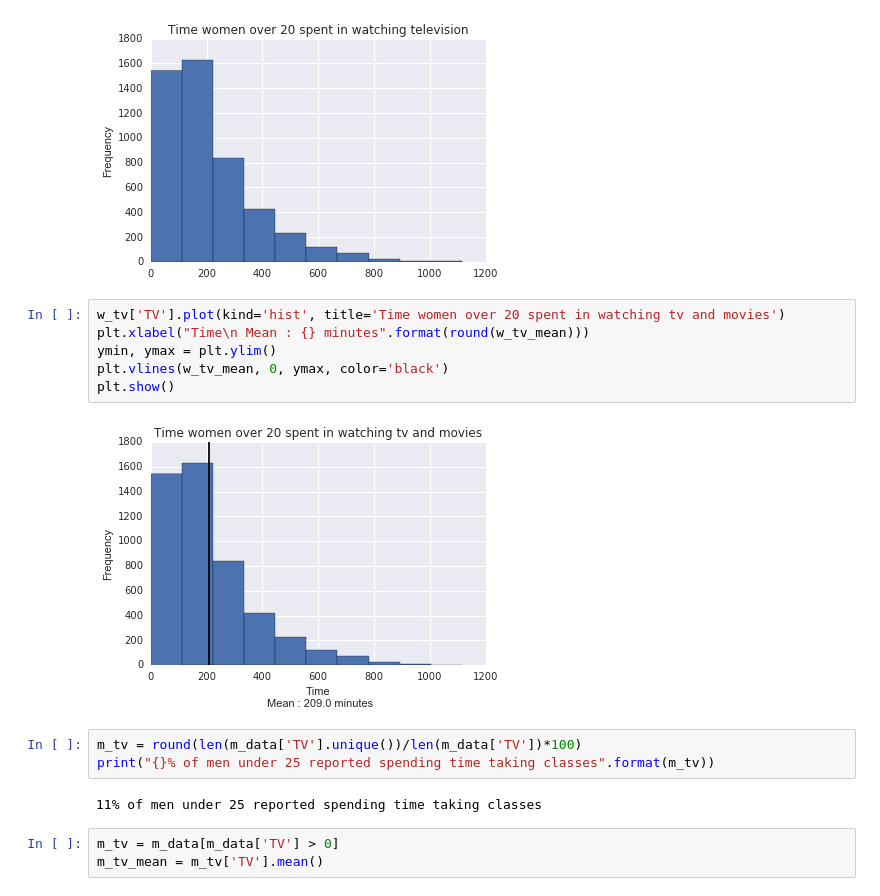
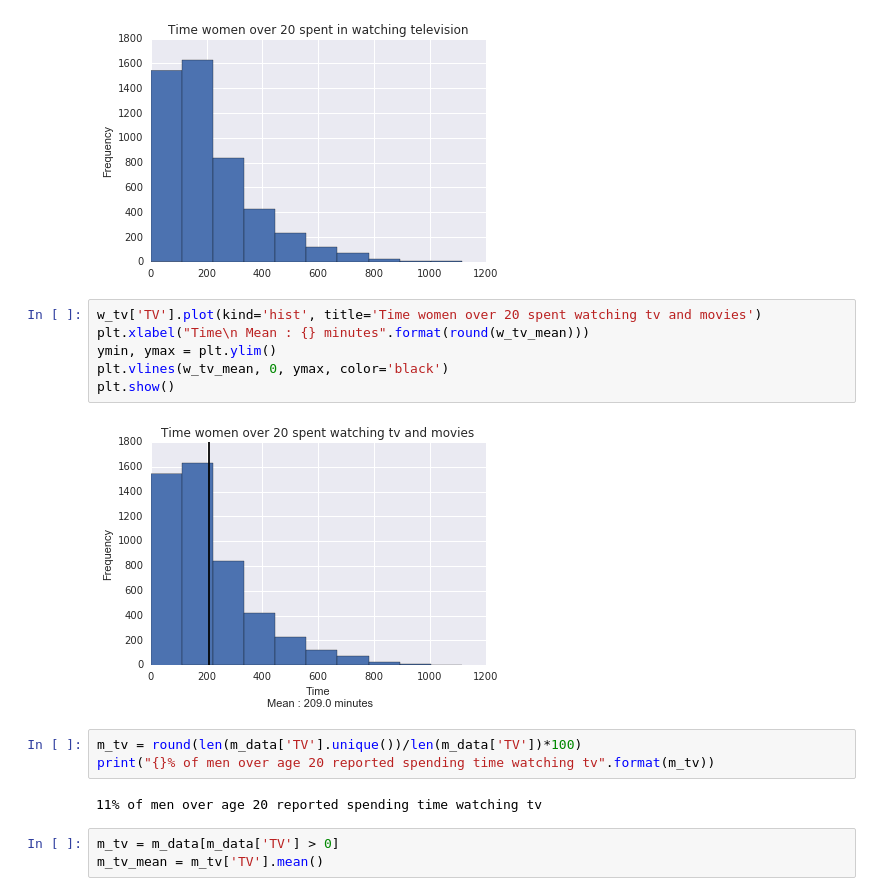
Before and after one commit to JonathanKross/atus-analysis, a Jupyter notebook: scratch.ipynb, the cells around one changed output. Cells and saved outputs as stored; diff of their text form.

```diff
--- a/scratch.ipynb
+++ b/scratch.ipynb
@@ -101,18 +101,18 @@ w_tv['TV'].plot(kind='hist', title='Time women over 20 spent in watching televis
 <matplotlib.axes._subplots.AxesSubplot at 0x...>
 [figure]
 # %%
-w_tv['TV'].plot(kind='hist', title='Time women over 20 spent in watching tv and movies')
+w_tv['TV'].plot(kind='hist', title='Time women over 20 spent watching tv and movies')
 plt.xlabel("Time\n Mean : {} minutes".format(round(w_tv_mean)))
 ymin, ymax = plt.ylim()
 plt.vlines(w_tv_mean, 0, ymax, color='black')
 plt.show()
 # %% [output]
-[figure, old version]
+[figure, new version]
 # %%
 m_tv = round(len(m_data['TV'].unique())/len(m_data['TV'])*100)
-print("{}% of men under 25 reported spending time taking classes".format(m_tv))
+print("{}% of men over age 20 reported spending time watching tv".format(m_tv))
 # %% [output]
-11% of men under 25 reported spending time taking classes
+11% of men over age 20 reported spending time watching tv
 # %%
 m_tv = m_data[m_data['TV'] > 0]
 m_tv_mean = m_tv['TV'].mean()
```
Also changed, not shown: parts of 23 cells of this notebook.
